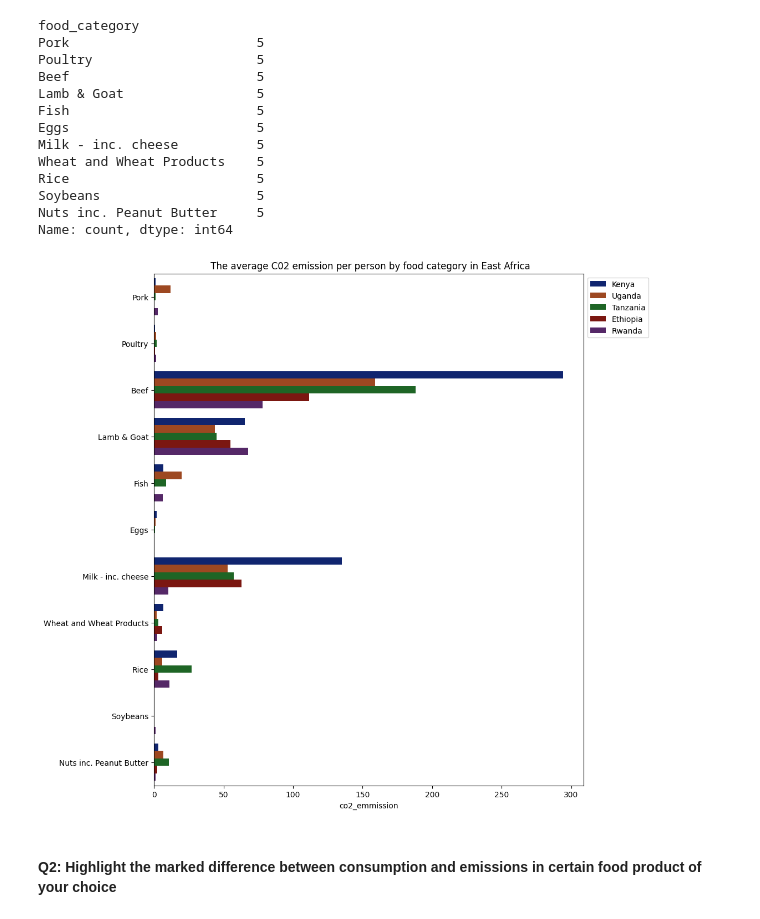
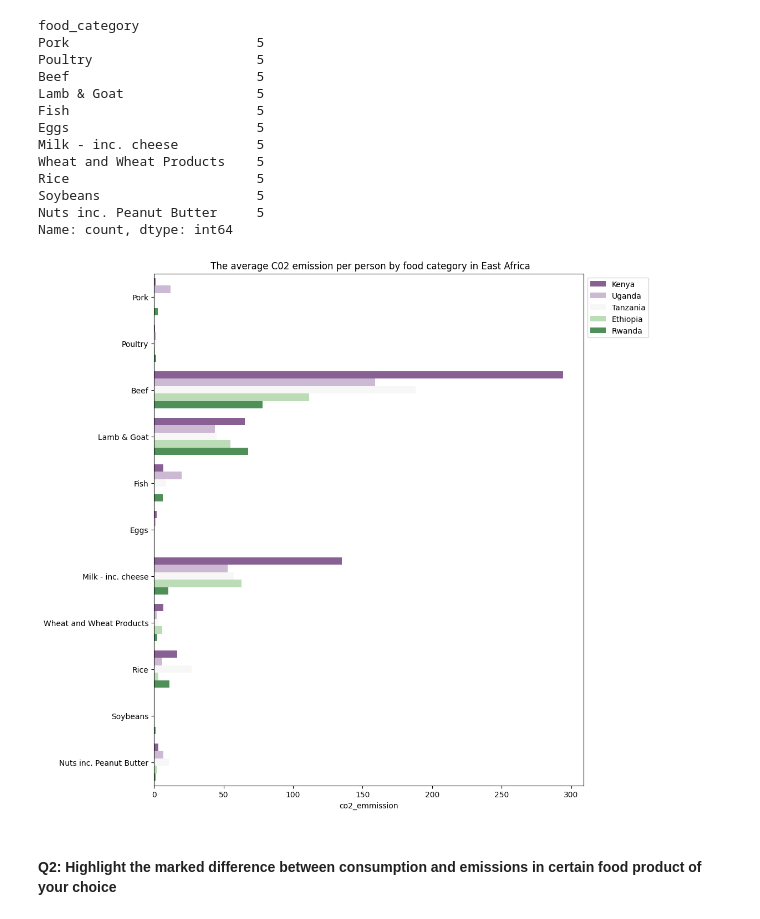
Before and after one commit to WamzMwangi/Python_Data_Analysis, a Jupyter notebook: Python_plots/Python_Visualization_Project/Food_Carbonfootprint_VizProject.ipynb, the cells around one changed output. Saved outputs shown, nothing was run; the diff lists cells and outputs as text; code cells hidden in the pictures.

```diff
--- a/Python_plots/Python_Visualization_Project/Food_Carbonfootprint_VizProject.ipynb
+++ b/Python_plots/Python_Visualization_Project/Food_Carbonfootprint_VizProject.ipynb
@@ -92,14 +92,14 @@ Nuts inc. Peanut Butter     5
 Name: count, dtype: int64
 # %%
 plt.figure(figsize=(10,12))
-sns.barplot(data=East_Africa, y='food_category', x='co2_emmission',hue='country',palette='dark')
+sns.barplot(data=East_Africa, y='food_category', x='co2_emmission',hue='country',palette='PRGn')
 plt.legend(loc='upper right', bbox_to_anchor=(1.16, 1.0))
 plt.title(' The average C02 emission per person by food category in East Africa')
 plt.ylabel('')
 
 plt.show()
 # %% [output]
-[figure, old version]
+[figure, new version]
 # %% [markdown]
 #### Q2: Highlight the marked difference between consumption and emissions in certain food product of your choice
 # %% [markdown]
```
Also changed, not shown: parts of 5 cells of this notebook.
